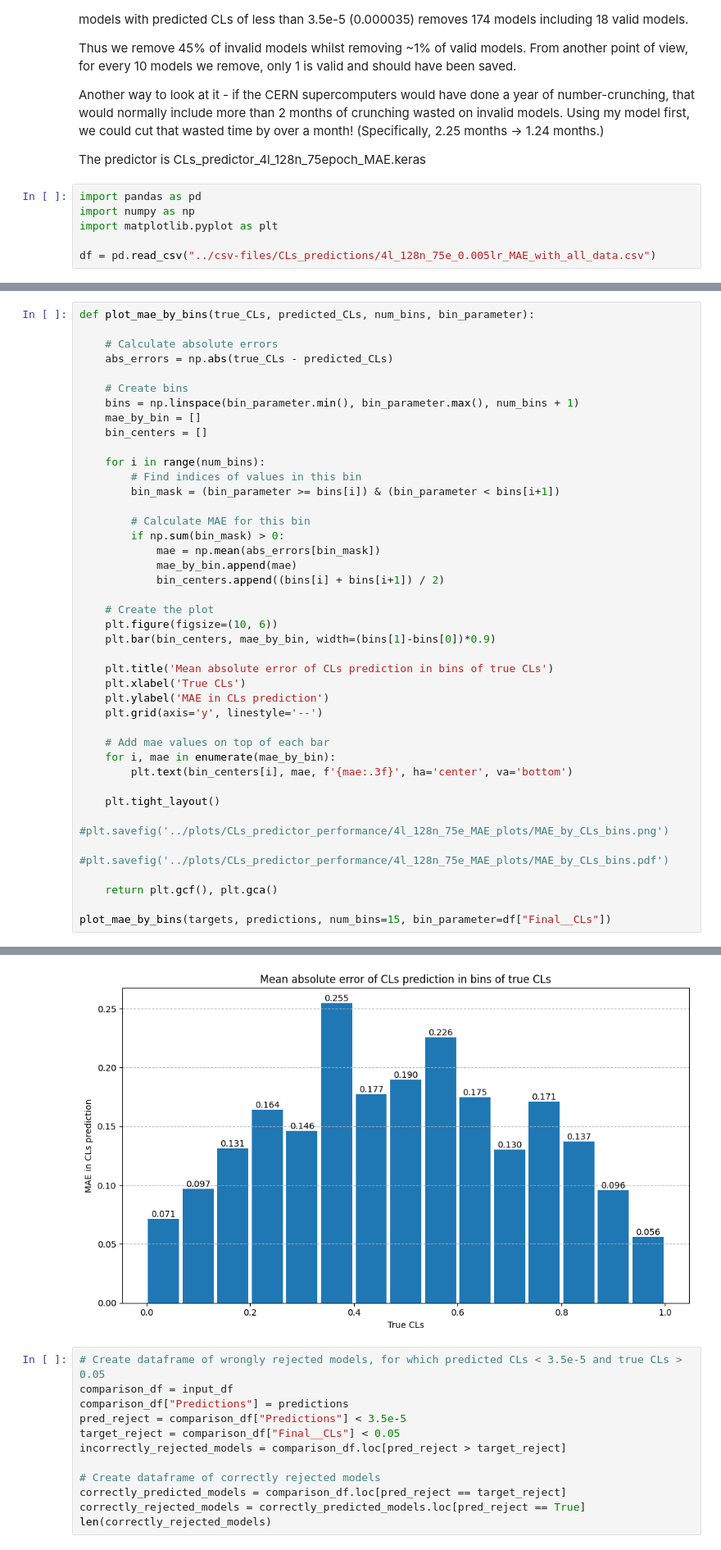
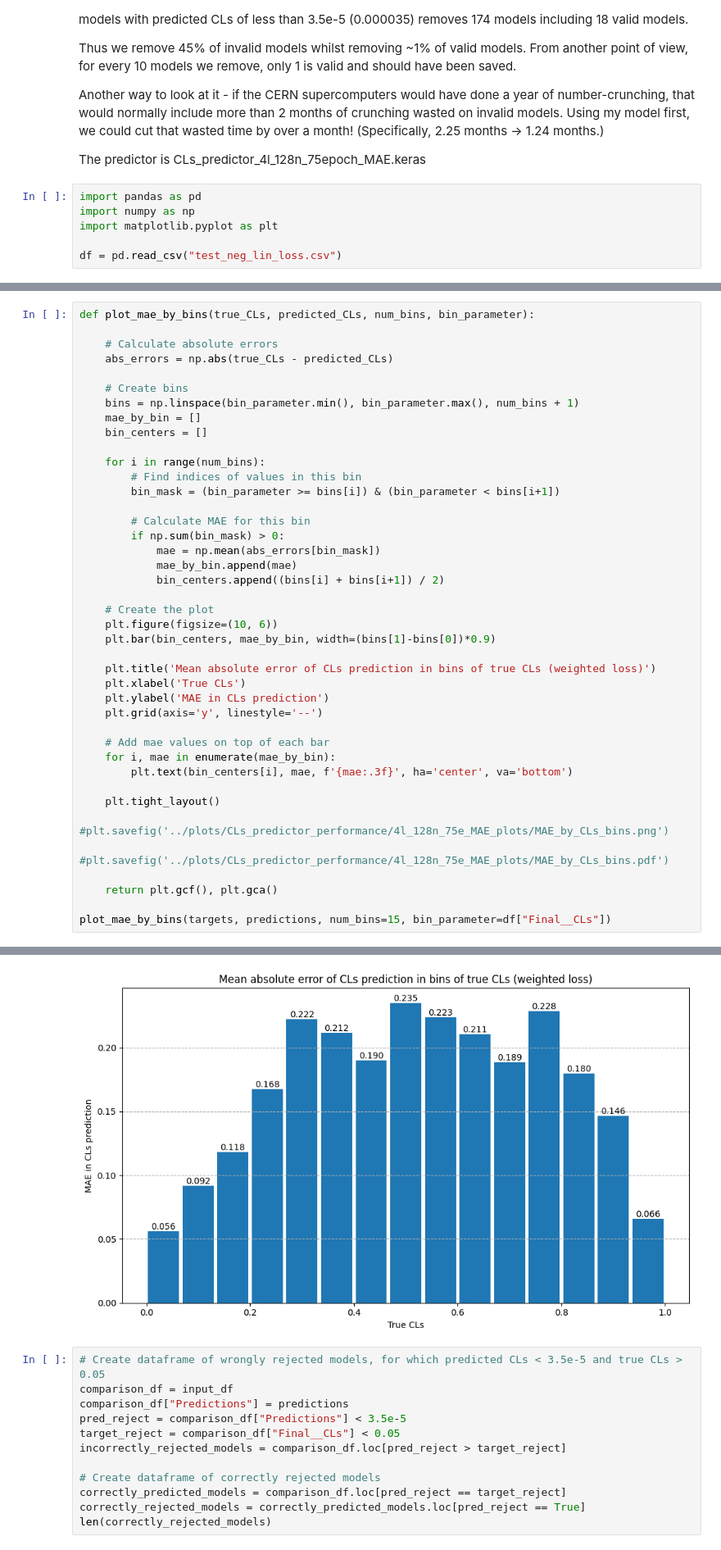
Before and after one commit to benvlasto/MPhys-Project, a Jupyter notebook: notebooks/exploring_CLs_model_output.ipynb, the cells around one changed output, grey strips where cells are left out. Shown at 82% size. Cells and saved outputs as stored; diff of their text form.

Commit message:
Weighting the loss function towards 0 does improve MAE for low values of true CLs, but actual exclusion performance is worse

```diff
--- a/notebooks/exploring_CLs_model_output.ipynb
+++ b/notebooks/exploring_CLs_model_output.ipynb
@@ -16,7 +16,7 @@ import pandas as pd
 import numpy as np
 import matplotlib.pyplot as plt
 
-df = pd.read_csv("../csv-files/CLs_predictions/4l_128n_75e_0.005lr_MAE_with_all_data.csv")
+df = pd.read_csv("test_neg_lin_loss.csv")
 # %%
 # Separate predictions and targets into separate arrays
 predictions = df["Predicted_Final__CLs"].values
@@ -101,7 +101,7 @@ def plot_mae_by_bins(true_CLs, predicted_CLs, num_bins, bin_parameter):
     plt.figure(figsize=(10, 6))
     plt.bar(bin_centers, mae_by_bin, width=(bins[1]-bins[0])*0.9)
 
-    plt.title('Mean absolute error of CLs prediction in bins of true CLs')
+    plt.title('Mean absolute error of CLs prediction in bins of true CLs (weighted loss)')
     plt.xlabel('True CLs')
     plt.ylabel('MAE in CLs prediction')
     plt.grid(axis='y', linestyle='--')
@@ -123,4 +123,4 @@ plot_mae_by_bins(targets, predictions, num_bins=15, bin_parameter=df["Final__CLs
-[figure, old version]
+[figure, new version]
 # %%
 # Create dataframe of wrongly rejected models, for which predicted CLs < 3.5e-5 and true CLs > 0.05
 comparison_df = input_df
```
Also changed, not shown: parts of 4 cells of this notebook.
